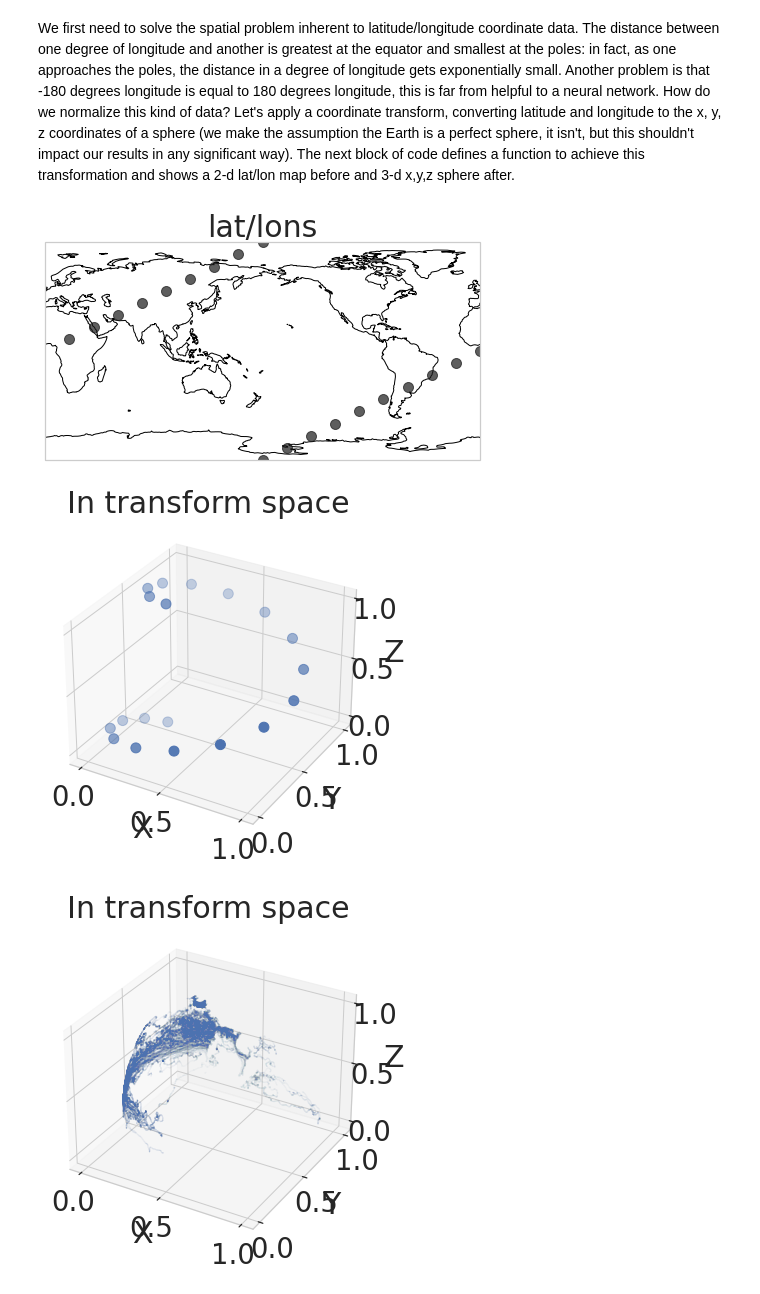
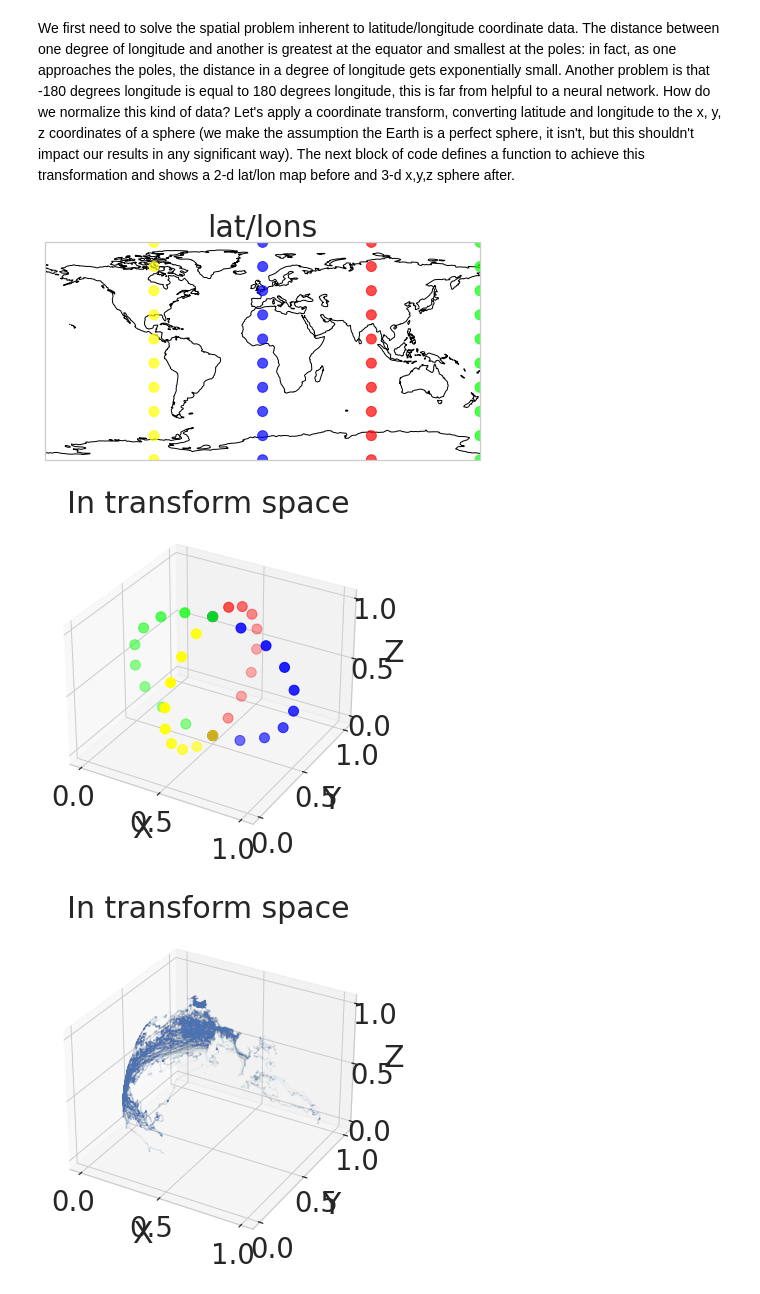
Before and after one commit to GHOpenonic/global-drifter-program, a Jupyter notebook: ML/drifters_vanilla_RNN.ipynb, the cells around one changed output. Drawn from its saved outputs; the diff is of its cells as text; code cells hidden in the pictures.

Commit message:
improve coordinate transform visualization

```diff
--- a/ML/drifters_vanilla_RNN.ipynb
+++ b/ML/drifters_vanilla_RNN.ipynb
@@ -92,47 +92,63 @@ def coord_transform_normalize(lat_list, lon_list, scaler):
     return norm_x, norm_y, norm_z
 # %%
 # now we apply this transform to some toy lat/lons:
-toy_latitudes = np.array([-90, -80, -70, -60, -50, -40, -30, -20, -10, 0,
-                          10, 20, 30, 40, 50, 60, 70, 80, 90])
+toy_latitudes_1 = np.array(np.linspace(-90,90,10))
+toy_longitudes_1 = np.array(np.ones(10) * 90)
 
-toy_longitudes = np.array([-180, -160, -140, -120, -100, -80, -60, -40, -20, 0,
-                           20, 40, 60, 80, 100, 120, 140, 160, 180])
+toy_latitudes_2 = np.array(np.linspace(-90,90,10))
+toy_longitudes_2 = np.array(np.ones(10) * 180)
+
+toy_latitudes_3 = np.array(np.linspace(-90,90,10))
+toy_longitudes_3 = np.array(np.zeros(10))
+
+toy_latitudes_4 = np.array(np.linspace(-90,90,10))
+toy_longitudes_4 = np.array(np.ones(10) * -90)
+
+
+toy_latitudes = np.concatenate((toy_latitudes_1, toy_latitudes_2, toy_latitudes_3, toy_latitudes_4))
+toy_longitudes = np.concatenate((toy_longitudes_1, toy_longitudes_2, toy_longitudes_3, toy_longitudes_4))
+
 # initialize MinMaxScaler
 toy_scaler = MinMaxScaler()
 
 toy_x, toy_y, toy_z = coord_transform_normalize(toy_latitudes, toy_longitudes, toy_scaler)
 
 # let's plot both x,y,z and lat, lon to visualize how the transform works:
 fig = plt.figure(figsize=(10, 4))
-ax = plt.axes(projection=ccrs.PlateCarree(central_longitude=-180))
-ax.set_extent([-180, 180, -90, 90], crs=ccrs.PlateCarree(central_longitude=-180))
+ax = plt.axes(projection=ccrs.PlateCarree(central_longitude=0))
+ax.set_extent([-180, 180, -90, 90], crs=ccrs.PlateCarree(central_longitude=0))
 ax.coastlines()
 point_size = 100
-toy_scatter =ax.scatter(
+color1 = np.array([[255, 0, 0]] * 10) / 255.0  # Red
+color2 = np.array([[0, 255, 0]] * 10) / 255.0  # Green
+color3 = np.array([[0, 0, 255]] * 10) / 255.0  # Blue
+color4 = np.array([[255, 255, 0]] * 10) / 255.0  # Yellow
+colors = np.concatenate((color1, color2, color3, color4))
+toy_scatter_red =ax.scatter(
     toy_longitudes,
     toy_latitudes,
     marker='o',
-    c='k',
+    c=colors,
     transform=ccrs.PlateCarree(),  # Specify the coordinate reference system
     s=point_size,
-    alpha=0.7
-)
+    alpha=0.7)
+
 plt.title('lat/lons')
 plt.show()
 
 # plot 3D transform
 fig = plt.figure(figsize=(12, 6))
 ax = fig.add_subplot(111, projection='3d')
-ax.scatter(toy_x, toy_y, toy_z, s = 100)
+ax.scatter(toy_x, toy_y, toy_z, s = 100, c= colors)
 ax.set_xlabel('X')
 ax.set_ylabel('Y')
 ax.set_zlabel('Z')
 plt.title('In transform space')
 
 plt.show()
 # %% [output]
-[figure, old version]
+[figure, new version]
-[figure, old version]
+[figure, new version]
 # %%
 # let's apply the coordinate transform and normalization
 # initialize MinMaxScaler for coords
```
